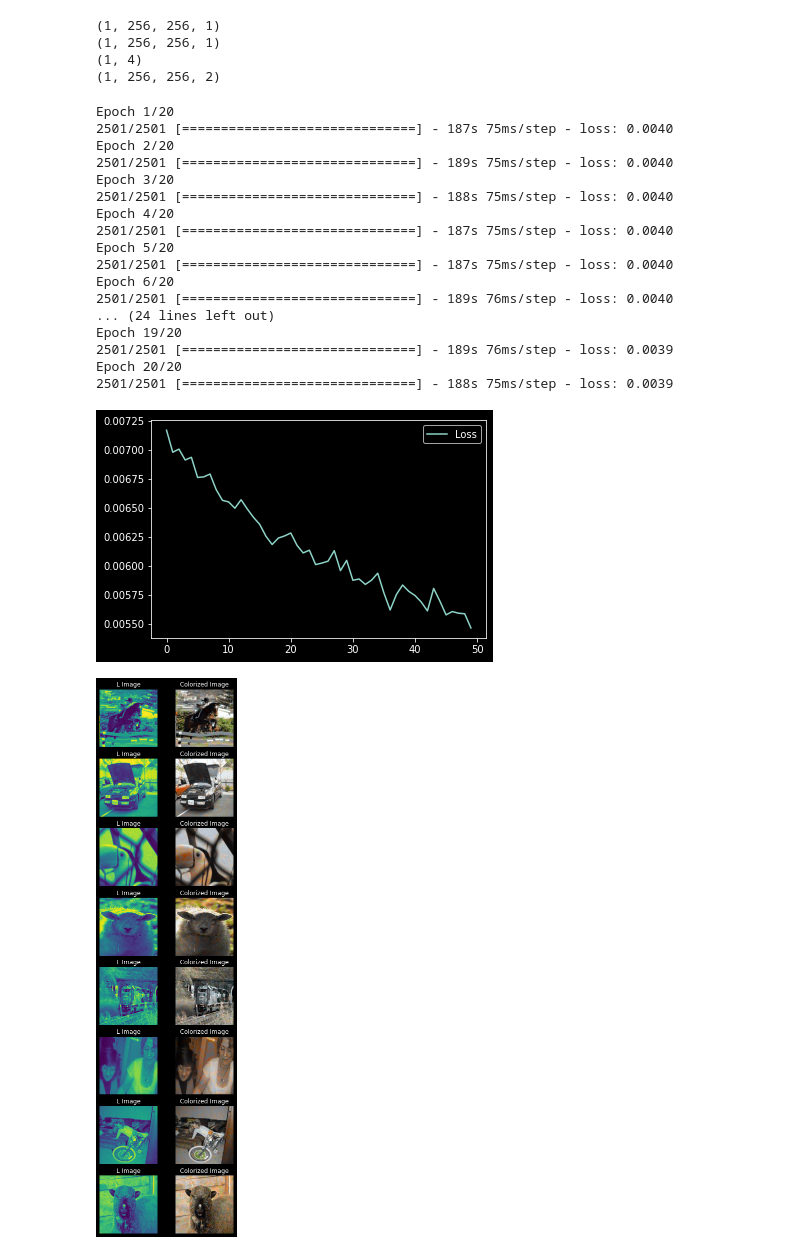
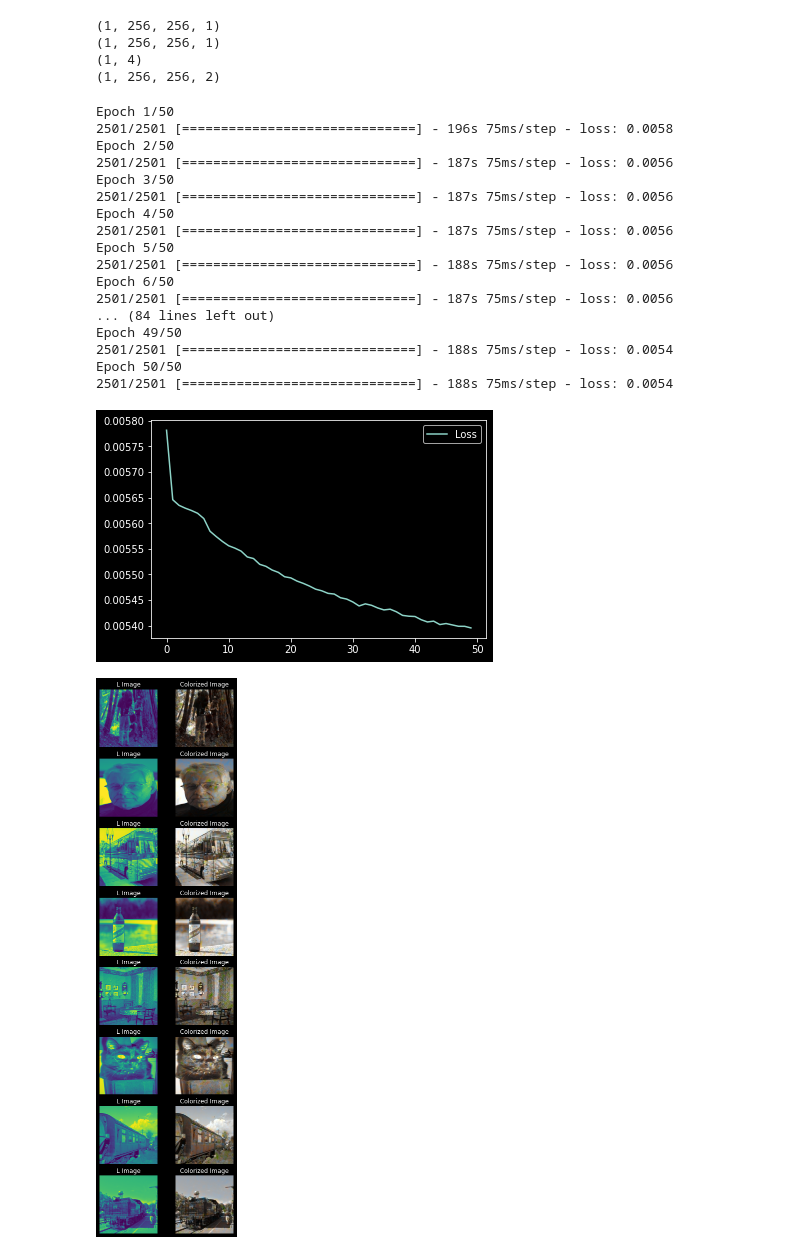
Before and after one commit to ariG23498/instance-aware-colorization-TF, a Jupyter notebook: Instance_aware_Image_Colorization_Lab.ipynb, the cells around one changed output. Drawn from its saved outputs; the diff is of its cells as text; code cells hidden in the pictures.

```diff
--- a/Instance_aware_Image_Colorization_Lab.ipynb
+++ b/Instance_aware_Image_Colorization_Lab.ipynb
@@ -378,5 +379,5 @@ opt = tf.keras.optimizers.Adam(learning_rate=1e-5)
 loss_fn = loss_function
 
 unet_instance.compile(optimizer=opt, loss=loss_fn)
-history_instance = unet_instance.fit(two_train_ds, epochs=50)
+history_instance = unet_instance.fit(two_train_ds, epochs=100)
 # %% [output]
@@ -685,45 +686,45 @@ def get_fusion_model():
 fusion_model = get_fusion_model()
 fusion_model.compile(optimizer='adam', loss=loss_fn)
 # %%
-history_fusion = fusion_model.fit(three_train_ds, epochs=20)
+history_fusion = fusion_model.fit(three_train_ds, epochs=50)
 # %% [output]
-Epoch 1/20
-2501/2501 [==============================] - 187s 75ms/step - loss: 0.0040
-Epoch 2/20
-2501/2501 [==============================] - 189s 75ms/step - loss: 0.0040
-Epoch 3/20
-2501/2501 [==============================] - 188s 75ms/step - loss: 0.0040
-Epoch 4/20
-2501/2501 [==============================] - 187s 75ms/step - loss: 0.0040
-Epoch 5/20
-2501/2501 [==============================] - 187s 75ms/step - loss: 0.0040
-Epoch 6/20
-2501/2501 [==============================] - 189s 76ms/step - loss: 0.0040
-... (24 lines left out)
-Epoch 19/20
-2501/2501 [==============================] - 189s 76ms/step - loss: 0.0039
-Epoch 20/20
-2501/2501 [==============================] - 188s 75ms/step - loss: 0.0039
+Epoch 1/50
+2501/2501 [==============================] - 196s 75ms/step - loss: 0.0058
+Epoch 2/50
+2501/2501 [==============================] - 187s 75ms/step - loss: 0.0056
+Epoch 3/50
+2501/2501 [==============================] - 187s 75ms/step - loss: 0.0056
+Epoch 4/50
+2501/2501 [==============================] - 187s 75ms/step - loss: 0.0056
+Epoch 5/50
+2501/2501 [==============================] - 188s 75ms/step - loss: 0.0056
+Epoch 6/50
+2501/2501 [==============================] - 187s 75ms/step - loss: 0.0056
+... (84 lines left out)
+Epoch 49/50
+2501/2501 [==============================] - 188s 75ms/step - loss: 0.0054
+Epoch 50/50
+2501/2501 [==============================] - 188s 75ms/step - loss: 0.0054
 # %%
-plt.plot(history_instance.history["loss"], label="Loss")
+plt.plot(history_fusion.history["loss"], label="Loss")
 plt.legend()
 plt.show()
 # %% [output]
-[figure, old version]
+[figure, new version]
 # %%
 three_test_ds = ori_test_ds.map(preprocess_three).batch(1)
 # %%
 fig, axes = plt.subplots(nrows=8, ncols=2, figsize=(5, 20))
 [ax.axis("off") for ax in np.ravel(axes)]
 
 
-for ((inputs, ori_ab), (ax_bw, ax_orig)) in zip(three_train_ds.take(8), axes):
+for ((inputs, ori_ab), (ax_bw, ax_orig)) in zip(three_test_ds.take(8), axes):
     ax_bw.imshow(inputs["ori_l"][0,...,0])
     ax_bw.set_title("L Image")
 
     pred_ab = fusion_model.predict([inputs["ori_l"], inputs["crop_l"], inputs["box"]])
     rgb = lab_rgb(inputs["ori_l"], pred_ab)
     ax_orig.imshow(rgb[0])
     ax_orig.set_title("Colorized Image")
 # %% [output]
-[figure, old version]
+[figure, new version]
```
Also changed, not shown: parts of 10 cells of this notebook.
